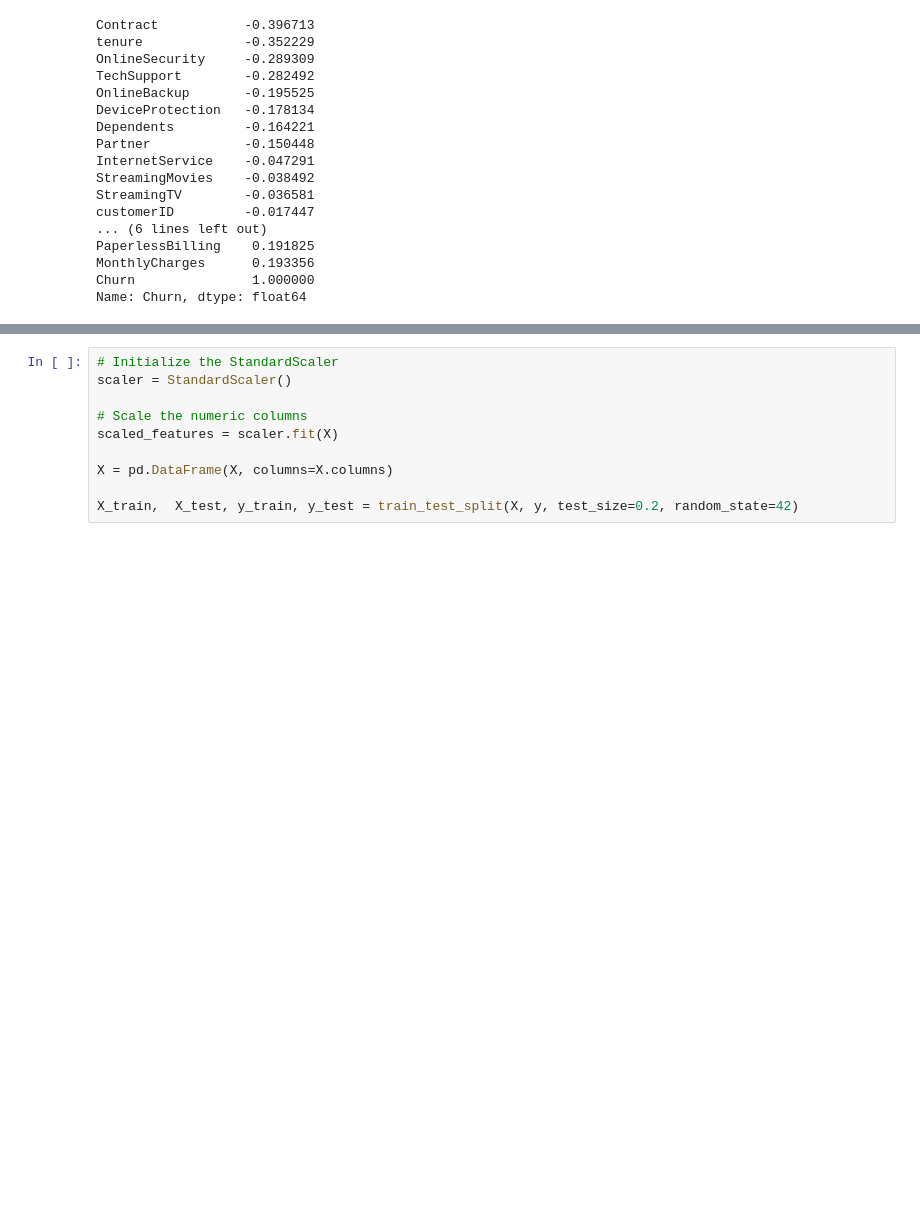
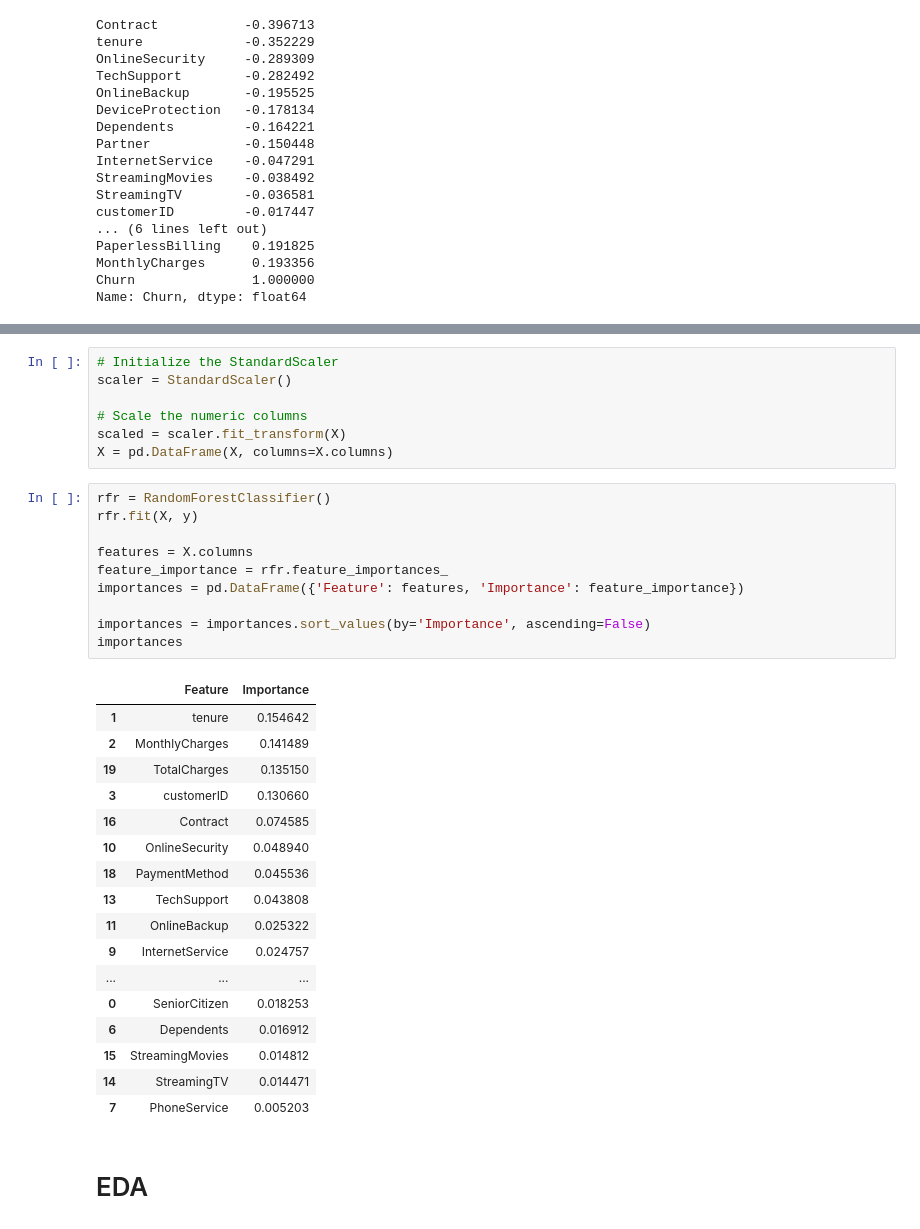
Before and after one commit to Men5ah/73812025_Churning_Customers, a Jupyter notebook: Homework.ipynb, the cells around one changed output, grey strips where cells are left out. Drawn from its saved outputs; the diff is of its cells as text; blank space fills up the shorter version.

```diff
--- a/Homework.ipynb
+++ b/Homework.ipynb
@@ -116,8 +134,35 @@ X = df_combined.drop(["Churn"], axis=1, inplace=True)
 scaler = StandardScaler()
 
 # Scale the numeric columns
-scaled_features = scaler.fit(X)
-
+scaled = scaler.fit_transform(X)
 X = pd.DataFrame(X, columns=X.columns)
-
-X_train,  X_test, y_train, y_test = train_test_split(X, y, test_size=0.2, random_state=42)
+# %%
+rfr = RandomForestClassifier()
+rfr.fit(X, y)
+
+features = X.columns
+feature_importance = rfr.feature_importances_
+importances = pd.DataFrame({'Feature': features, 'Importance': feature_importance})
+
+importances = importances.sort_values(by='Importance', ascending=False)
+importances
+# %% [output]
+|  | Feature | Importance |
+| 1 | tenure | 0.154642 |
+| 2 | MonthlyCharges | 0.141489 |
+| 19 | TotalCharges | 0.135150 |
+| 3 | customerID | 0.130660 |
+| 16 | Contract | 0.074585 |
+| 10 | OnlineSecurity | 0.048940 |
+| 18 | PaymentMethod | 0.045536 |
+| 13 | TechSupport | 0.043808 |
+| 11 | OnlineBackup | 0.025322 |
+| 9 | InternetService | 0.024757 |
+| ... | ... | ... |
+| 0 | SeniorCitizen | 0.018253 |
+| 6 | Dependents | 0.016912 |
+| 15 | StreamingMovies | 0.014812 |
+| 14 | StreamingTV | 0.014471 |
+| 7 | PhoneService | 0.005203 |
+# %% [markdown]
+# EDA
```
Also changed, not shown: parts of 4 cells of this notebook.
